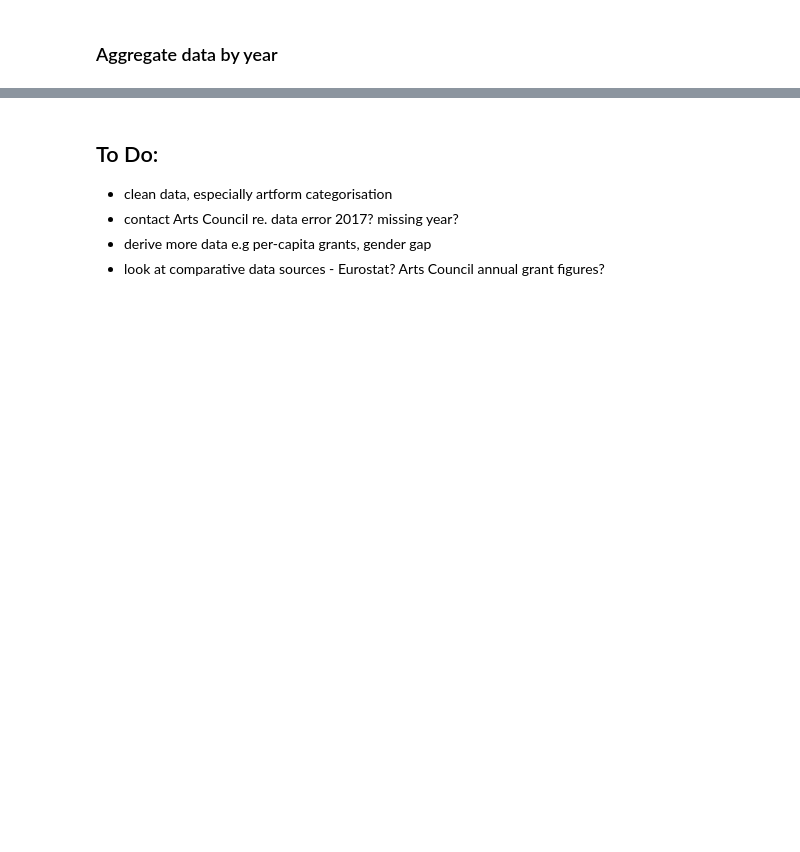
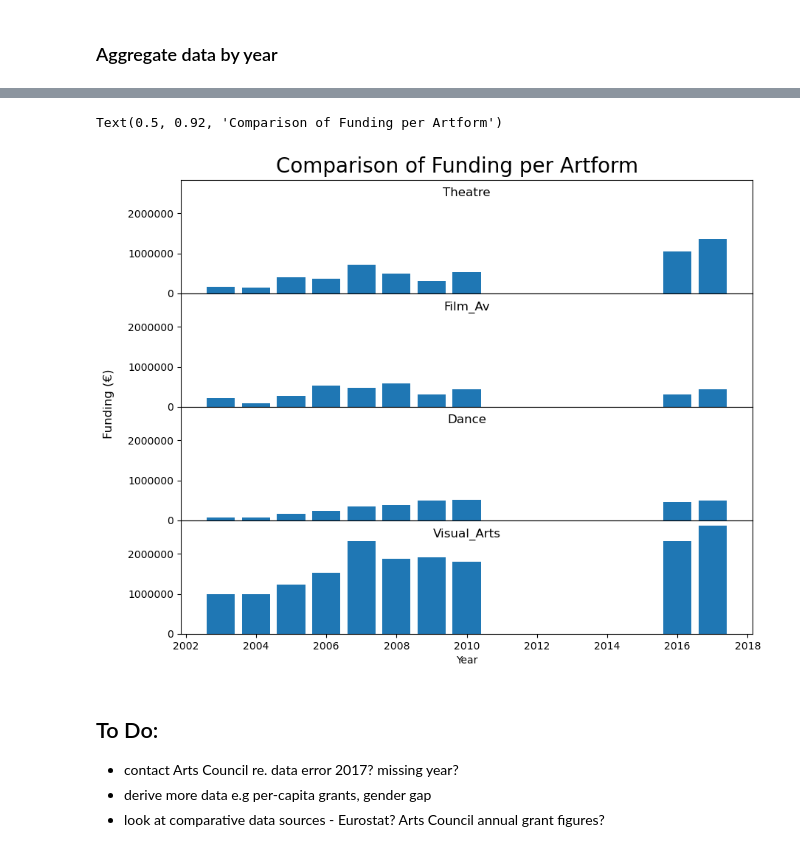
Before and after one commit to SuColl/programming-for-data-analytics, a Jupyter notebook: project/notebook.ipynb, the cells around one changed output, grey strips where cells are left out. Drawn from its saved outputs; the diff is of its cells as text; code cells hidden in the pictures; blank space fills up the shorter version.

```diff
--- a/project/notebook.ipynb
+++ b/project/notebook.ipynb
@@ -352,6 +454,37 @@ plt.yticks(ylocs, ylabels_formatted)
+# %%
+# Plot funding for selected artforms with shared x- and y-axes.
+
+# Choose artforms to plot
+selected_artforms = ["theatre", "film_AV", "dance", "visual_arts"]
+num_selected_artforms = len(selected_artforms)
+
+fig, axes = plt.subplots(num_selected_artforms, 1,
+                        figsize=(10, 8), sharex=True, sharey=True)
+
+# remove vertical space between subplots
+fig.subplots_adjust(hspace=0)
+
+plt.xlabel("Year")
+
+# plot each artform to each subplot
+for i in range(0,num_selected_artforms):
+    artform = selected_artforms[i]
+    data=df_pivot_grant.loc[artform]
+    plt.subplot(num_selected_artforms, 1, i+1)
+    plt.bar(data.index, data.values)
+    plt.title(artform.title(), x=0.5, y=0.8)
+    plt.ticklabel_format(axis="y", style="plain")
+
+# add year ticks to last subplot
+plt.xlabel("Year")
+fig.supylabel("Funding (€)")
+
+fig.suptitle("Comparison of Funding per Artform", y=0.92, fontsize=20)
+# %% [output]
+Text(0.5, 0.92, 'Comparison of Funding per Artform')
+[figure, added]
 # %% [markdown]
 ## To Do:
-- clean data, especially artform categorisation
 - contact Arts Council re. data error 2017? missing year?
 - derive more data e.g per-capita grants, gender gap
 - look at comparative data sources - Eurostat? Arts Council annual grant figures?
```
Also changed, not shown: parts of 15 cells of this notebook.
